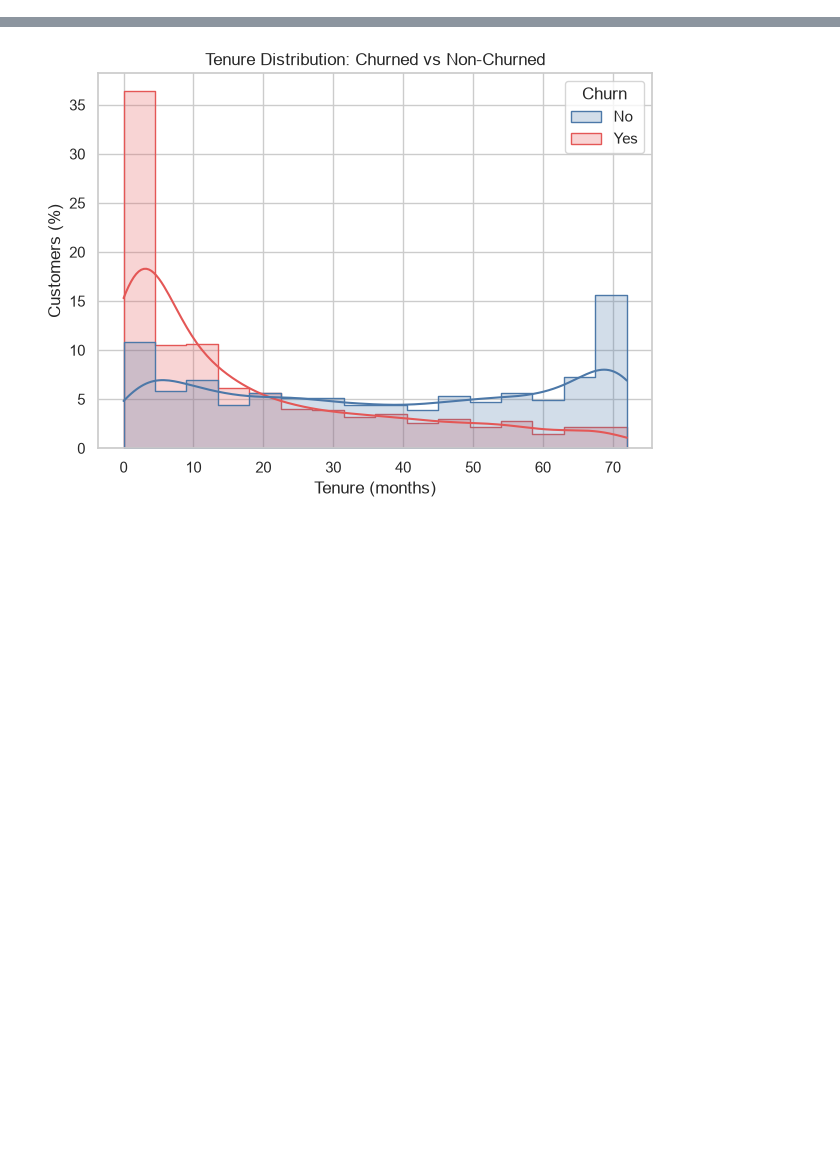
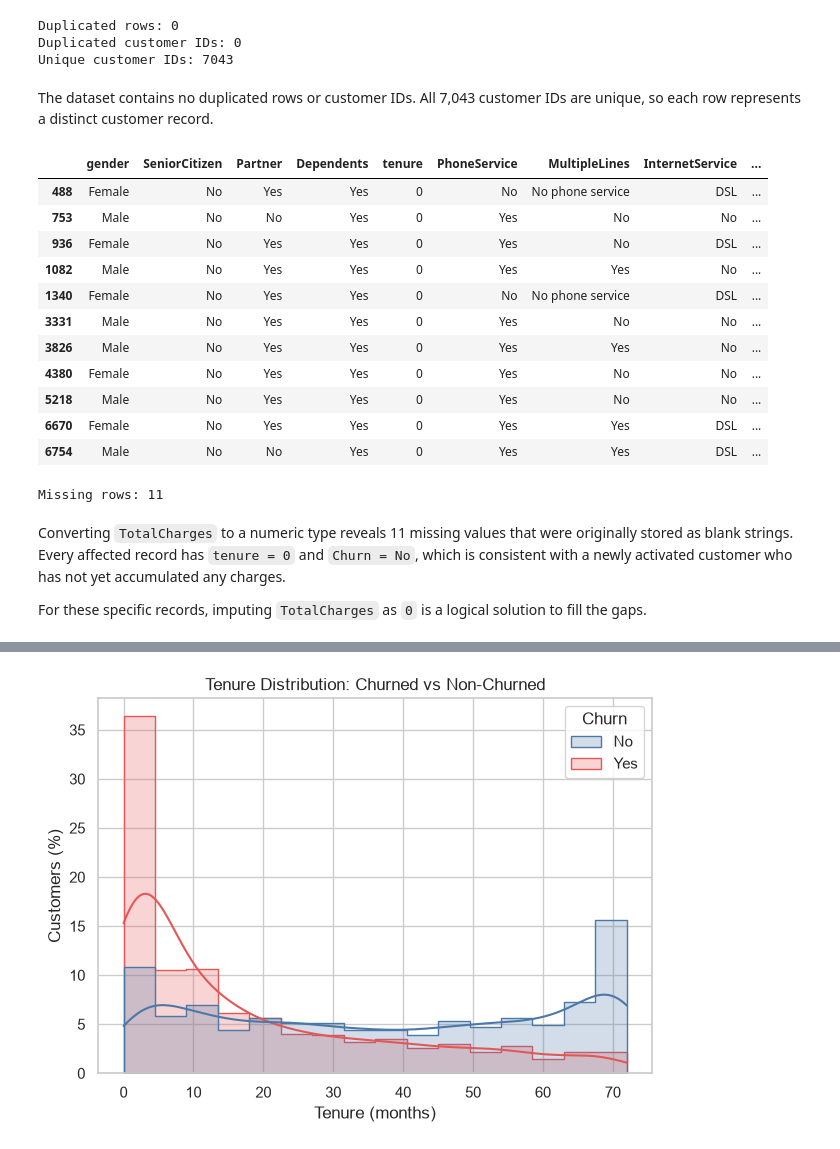
Before and after one commit to AlyIbrahim1/telecom-retention-campaign-workbench, a Jupyter notebook: teleco_churn_eda.ipynb, the cells around one changed output, grey strips where cells are left out. Saved outputs shown, nothing was run; the diff lists cells and outputs as text; code cells hidden in the pictures; blank space fills up the shorter version.

```diff
--- a/teleco_churn_eda.ipynb
+++ b/teleco_churn_eda.ipynb
@@ -44,0 +64,55 @@ churn_palette = {"No": "#4C78A8", "Yes": "#E45756"}
+# %%
+print("Duplicated rows:", df.duplicated().sum())
+print("Duplicated customer IDs:", df["customerID"].duplicated().sum())
+print("Unique customer IDs:", df["customerID"].nunique())
+# %% [output]
+Duplicated rows: 0
+Duplicated customer IDs: 0
+Unique customer IDs: 7043
+# %% [markdown]
+The dataset contains no duplicated rows or customer IDs. All 7,043 customer IDs are unique, so each row represents a distinct customer record.
+# %%
+# Drop customerID column as it is useless for analysis
+df = df.drop("customerID", axis=1)
+
+df = df.assign(
+        SeniorCitizen=df["SeniorCitizen"].map({
+            1: "Yes",
+            0: "No"
+        })
+    )
+
+text_columns = df.select_dtypes(include="str").columns
+
+# Remove leading and trailing spaces
+df[text_columns] = df[text_columns].apply(
+    lambda column: column.str.strip()
+)
+
+# Convert TotalCharges column from str to correct number format
+df["TotalCharges"] = pd.to_numeric(
+    df["TotalCharges"], errors="coerce"
+)
+
+# Check for missing values in the new converted column
+missing_values = df["TotalCharges"].isna()
+display(df[missing_values])
+print(f"Missing rows: {missing_values.sum()}")
+# %% [output]
+|  | gender | SeniorCitizen | Partner | Dependents | tenure | PhoneService | MultipleLines | InternetService | ... |
+| 488 | Female | No | Yes | Yes | 0 | No | No phone service | DSL | ... |
+| 753 | Male | No | No | Yes | 0 | Yes | No | No | ... |
+| 936 | Female | No | Yes | Yes | 0 | Yes | No | DSL | ... |
+| 1082 | Male | No | Yes | Yes | 0 | Yes | Yes | No | ... |
+| 1340 | Female | No | Yes | Yes | 0 | No | No phone service | DSL | ... |
+| 3331 | Male | No | Yes | Yes | 0 | Yes | No | No | ... |
+| 3826 | Male | No | Yes | Yes | 0 | Yes | Yes | No | ... |
+| 4380 | Female | No | Yes | Yes | 0 | Yes | No | No | ... |
+| 5218 | Male | No | Yes | Yes | 0 | Yes | No | No | ... |
+| 6670 | Female | No | Yes | Yes | 0 | Yes | Yes | DSL | ... |
+| 6754 | Male | No | No | Yes | 0 | Yes | Yes | DSL | ... |
+Missing rows: 11
+# %% [markdown]
+Converting `TotalCharges` to a numeric type reveals 11 missing values that were originally stored as blank strings. Every affected record has `tenure = 0` and `Churn = No`, which is consistent with a newly activated customer who has not yet accumulated any charges.
+
+For these specific records, imputing `TotalCharges` as `0` is a logical solution to fill the gaps.
```
Also changed, not shown: parts of 63 cells of this notebook.
